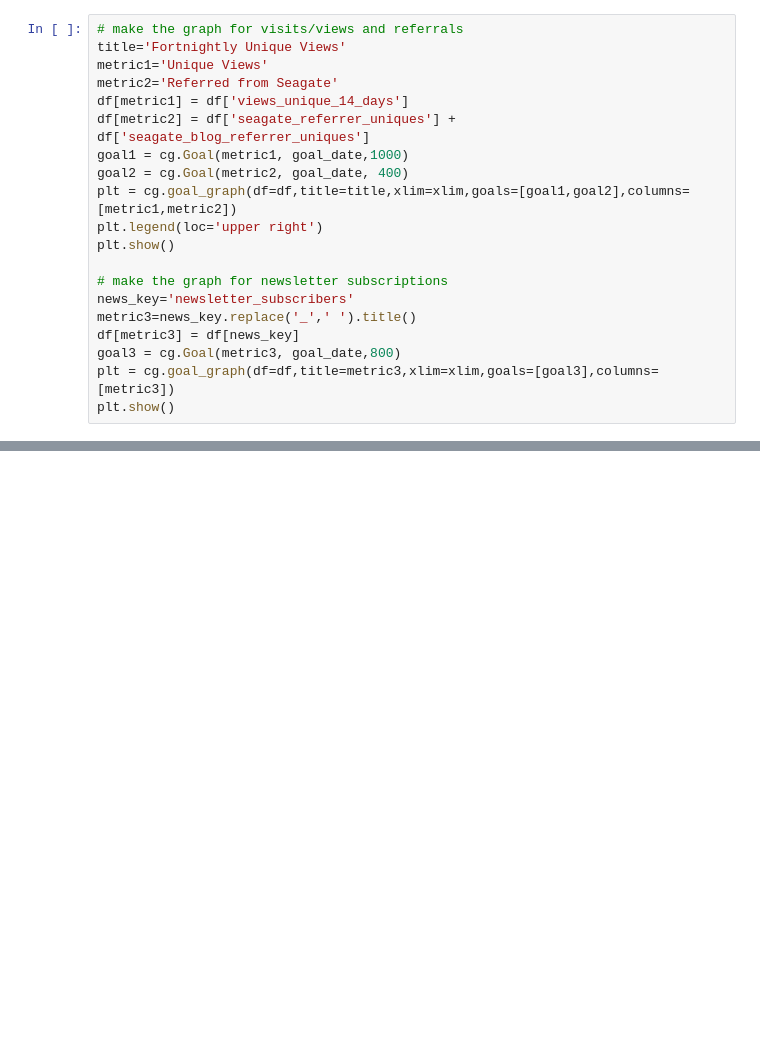
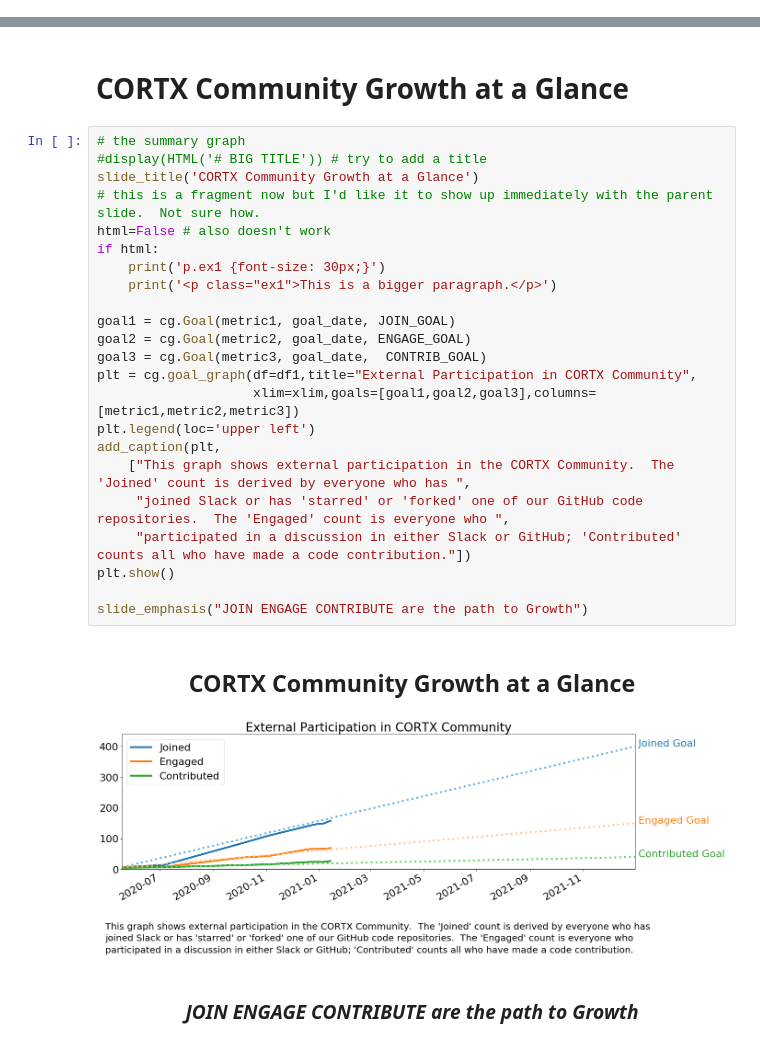
Before and after one commit to Seagate/cortx, a Jupyter notebook: metrics/CORTX_Metrics_Topline_Report.ipynb, the cells around one changed output, grey strips where cells are left out. Drawn from its saved outputs; the diff is of its cells as text; blank space fills up the shorter version.

Commit message:
Added a bunch of slack scraping and updated the jupyter to present as slides

```diff
--- a/metrics/CORTX_Metrics_Topline_Report.ipynb
+++ b/metrics/CORTX_Metrics_Topline_Report.ipynb
@@ -63,20 +0,0 @@ For two of these, we can make a graph using data scraped from github.  For newsl
-# %%
-# make the graph for visits/views and referrals
-title='Fortnightly Unique Views'
-metric1='Unique Views'
-metric2='Referred from Seagate'
-df[metric1] = df['views_unique_14_days']
-df[metric2] = df['seagate_referrer_uniques'] + df['seagate_blog_referrer_uniques']
-goal1 = cg.Goal(metric1, goal_date,1000)
-goal2 = cg.Goal(metric2, goal_date, 400)
-plt = cg.goal_graph(df=df,title=title,xlim=xlim,goals=[goal1,goal2],columns=[metric1,metric2])
-plt.legend(loc='upper right')
-plt.show()
-
-# make the graph for newsletter subscriptions
-news_key='newsletter_subscribers'
-metric3=news_key.replace('_',' ').title()
-df[metric3] = df[news_key]
-goal3 = cg.Goal(metric3, goal_date,800)
-plt = cg.goal_graph(df=df,title=metric3,xlim=xlim,goals=[goal3],columns=[metric3])
-plt.show()
@@ -240,0 +355,29 @@ We look forward to hearing from you.
+# %% [markdown]
+# CORTX Community Growth at a Glance
+# %%
+# the summary graph
+#display(HTML('# BIG TITLE')) # try to add a title
+slide_title('CORTX Community Growth at a Glance')
+# this is a fragment now but I'd like it to show up immediately with the parent slide.  Not sure how.
+html=False # also doesn't work
+if html:
+    print('p.ex1 {font-size: 30px;}')
+    print('<p class="ex1">This is a bigger paragraph.</p>')
+
+goal1 = cg.Goal(metric1, goal_date, JOIN_GOAL)
+goal2 = cg.Goal(metric2, goal_date, ENGAGE_GOAL)
+goal3 = cg.Goal(metric3, goal_date,  CONTRIB_GOAL)
+plt = cg.goal_graph(df=df1,title="External Participation in CORTX Community",
+                    xlim=xlim,goals=[goal1,goal2,goal3],columns=[metric1,metric2,metric3])
+plt.legend(loc='upper left')
+add_caption(plt,
+    ["This graph shows external participation in the CORTX Community.  The 'Joined' count is derived by everyone who has ",
+     "joined Slack or has 'starred' or 'forked' one of our GitHub code repositories.  The 'Engaged' count is everyone who ",
+     "participated in a discussion in either Slack or GitHub; 'Contributed' counts all who have made a code contribution."])
+plt.show()
+
+slide_emphasis("JOIN ENGAGE CONTRIBUTE are the path to Growth")
+# %% [output]
+<h2><center>CORTX Community Growth at a Glance</center></h2>
+[figure, added]
+<h3><em><b><center>JOIN ENGAGE CONTRIBUTE are the path to Growth</center></b></em></h3>
```
Also changed, not shown: parts of 45 cells of this notebook, 13 other files.
